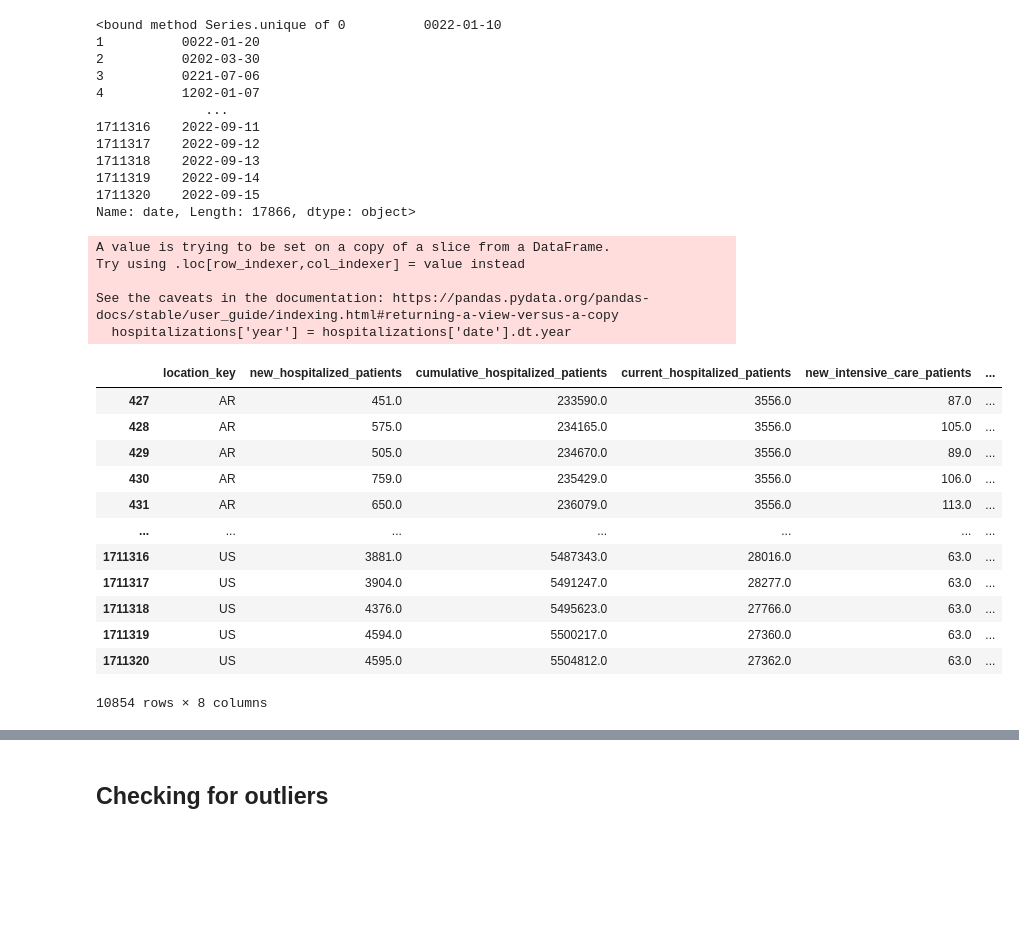
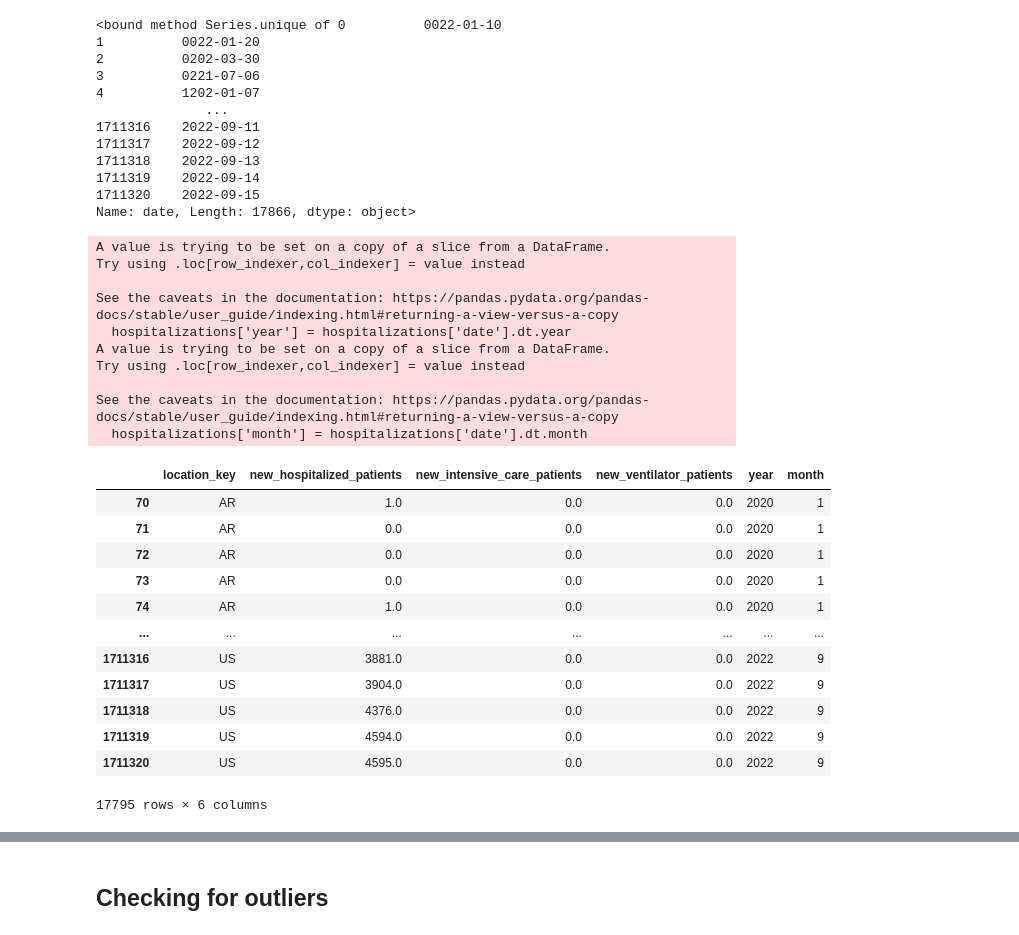
Before and after one commit to DenniseMc/cpsc_project, a Jupyter notebook: project Hospitalization.ipynb, the cells around one changed output, grey strips where cells are left out. Saved outputs shown, nothing was run; the diff lists cells and outputs as text; code cells hidden in the pictures; blank space fills up the shorter version.

```diff
--- a/project Hospitalization.ipynb
+++ b/project Hospitalization.ipynb
@@ -83,6 +114,10 @@ dtype: int64
 # %%
-columns_to_drop = ['new_ventilator_patients',
-       'cumulative_ventilator_patients', 'current_ventilator_patients']
+columns_to_drop = ['cumulative_hospitalized_patients',
+                   'current_hospitalized_patients',
+                   'cumulative_intensive_care_patients',
+                   'current_intensive_care_patients',
+                  'cumulative_ventilator_patients',
+                  'current_ventilator_patients']
 hospitalizations = hospitalizations.drop(columns=columns_to_drop)
 # %%
 hospitalizations
@@ -106,18 +141,9 @@ hospitalizations
-# %%
-mean_value_new_hospitalized_patients  = hospitalizations['new_hospitalized_patients'].median()
-hospitalizations['new_hospitalized_patients'].fillna(mean_value_new_hospitalized_patients , inplace=True)
-
-mean_value_cumulative_hospitalized_patients = hospitalizations['cumulative_hospitalized_patients'].median()
-hospitalizations['cumulative_hospitalized_patients'].fillna(mean_value_cumulative_hospitalized_patients, inplace=True)
-
-mean_value_current_hospitalized_patients = hospitalizations['current_hospitalized_patients'].median()
-hospitalizations['current_hospitalized_patients'].fillna(mean_value_current_hospitalized_patients, inplace=True)
-
-mean_value_new_intensive_care_patients = hospitalizations['new_intensive_care_patients'].median()
-hospitalizations['new_intensive_care_patients'].fillna(mean_value_new_intensive_care_patients, inplace=True)
-
-mean_value_cumulative_intensive_care_patients = hospitalizations['cumulative_intensive_care_patients'].median()
-hospitalizations['cumulative_intensive_care_patients'].fillna(mean_value_cumulative_intensive_care_patients, inplace=True)
-
-mean_value_current_intensive_care_patients = hospitalizations['current_intensive_care_patients'].median()
-hospitalizations['current_intensive_care_patients'].fillna(mean_value_current_intensive_care_patients, inplace=True)
+# %%
+columns_to_fill = ['new_hospitalized_patients',
+                   'new_intensive_care_patients',
+                   'new_ventilator_patients'
+
+]
+
+hospitalizations[columns_to_fill] = hospitalizations[columns_to_fill].fillna(0)
+hospitalizations
@@ -152,27 +189,33 @@ hospitalizations['date'].unique
 Name: date, Length: 17866, dtype: object>
 # %%
 hospitalizations['date'] = pd.to_datetime(hospitalizations['date'], format='%Y-%m-%d', errors='coerce')
-hospitalizations = hospitalizations[hospitalizations['date'].dt.year >= 2021]
+hospitalizations = hospitalizations[hospitalizations['date'].dt.year >= 2020]
 # %%
 hospitalizations['year'] = hospitalizations['date'].dt.year
-hospitalizations = hospitalizations.drop(columns = ["date"])
-hospitalizations
+hospitalizations['month'] = hospitalizations['date'].dt.month
+hospitalizations_ = hospitalizations.drop(columns = ["date"])
+hospitalizations_
 # %% [output]
 A value is trying to be set on a copy of a slice from a DataFrame.
 Try using .loc[row_indexer,col_indexer] = value instead
 
 See the caveats in the documentation: https://pandas.pydata.org/pandas-docs/stable/user_guide/indexing.html#returning-a-view-versus-a-copy
   hospitalizations['year'] = hospitalizations['date'].dt.year
+A value is trying to be set on a copy of a slice from a DataFrame.
+Try using .loc[row_indexer,col_indexer] = value instead
+
+See the caveats in the documentation: https://pandas.pydata.org/pandas-docs/stable/user_guide/indexing.html#returning-a-view-versus-a-copy
+  hospitalizations['month'] = hospitalizations['date'].dt.month
-|  | location_key | new_hospitalized_patients | cumulative_hospitalized_patients | current_hospitalized_patients | new_intensive_care_patients | ... |
-| 427 | AR | 451.0 | 233590.0 | 3556.0 | 87.0 | ... |
-| 428 | AR | 575.0 | 234165.0 | 3556.0 | 105.0 | ... |
-| 429 | AR | 505.0 | 234670.0 | 3556.0 | 89.0 | ... |
-| 430 | AR | 759.0 | 235429.0 | 3556.0 | 106.0 | ... |
-| 431 | AR | 650.0 | 236079.0 | 3556.0 | 113.0 | ... |
+|  | location_key | new_hospitalized_patients | new_intensive_care_patients | new_ventilator_patients | year | month |
+| 70 | AR | 1.0 | 0.0 | 0.0 | 2020 | 1 |
+| 71 | AR | 0.0 | 0.0 | 0.0 | 2020 | 1 |
+| 72 | AR | 0.0 | 0.0 | 0.0 | 2020 | 1 |
+| 73 | AR | 0.0 | 0.0 | 0.0 | 2020 | 1 |
+| 74 | AR | 1.0 | 0.0 | 0.0 | 2020 | 1 |
 | ... | ... | ... | ... | ... | ... | ... |
-| 1711316 | US | 3881.0 | 5487343.0 | 28016.0 | 63.0 | ... |
-| 1711317 | US | 3904.0 | 5491247.0 | 28277.0 | 63.0 | ... |
-| 1711318 | US | 4376.0 | 5495623.0 | 27766.0 | 63.0 | ... |
-| 1711319 | US | 4594.0 | 5500217.0 | 27360.0 | 63.0 | ... |
-| 1711320 | US | 4595.0 | 5504812.0 | 27362.0 | 63.0 | ... |
+| 1711316 | US | 3881.0 | 0.0 | 0.0 | 2022 | 9 |
+| 1711317 | US | 3904.0 | 0.0 | 0.0 | 2022 | 9 |
+| 1711318 | US | 4376.0 | 0.0 | 0.0 | 2022 | 9 |
+| 1711319 | US | 4594.0 | 0.0 | 0.0 | 2022 | 9 |
+| 1711320 | US | 4595.0 | 0.0 | 0.0 | 2022 | 9 |
-10854 rows × 8 columns
+17795 rows × 6 columns
```
Also changed, not shown: parts of 15 cells of this notebook.
